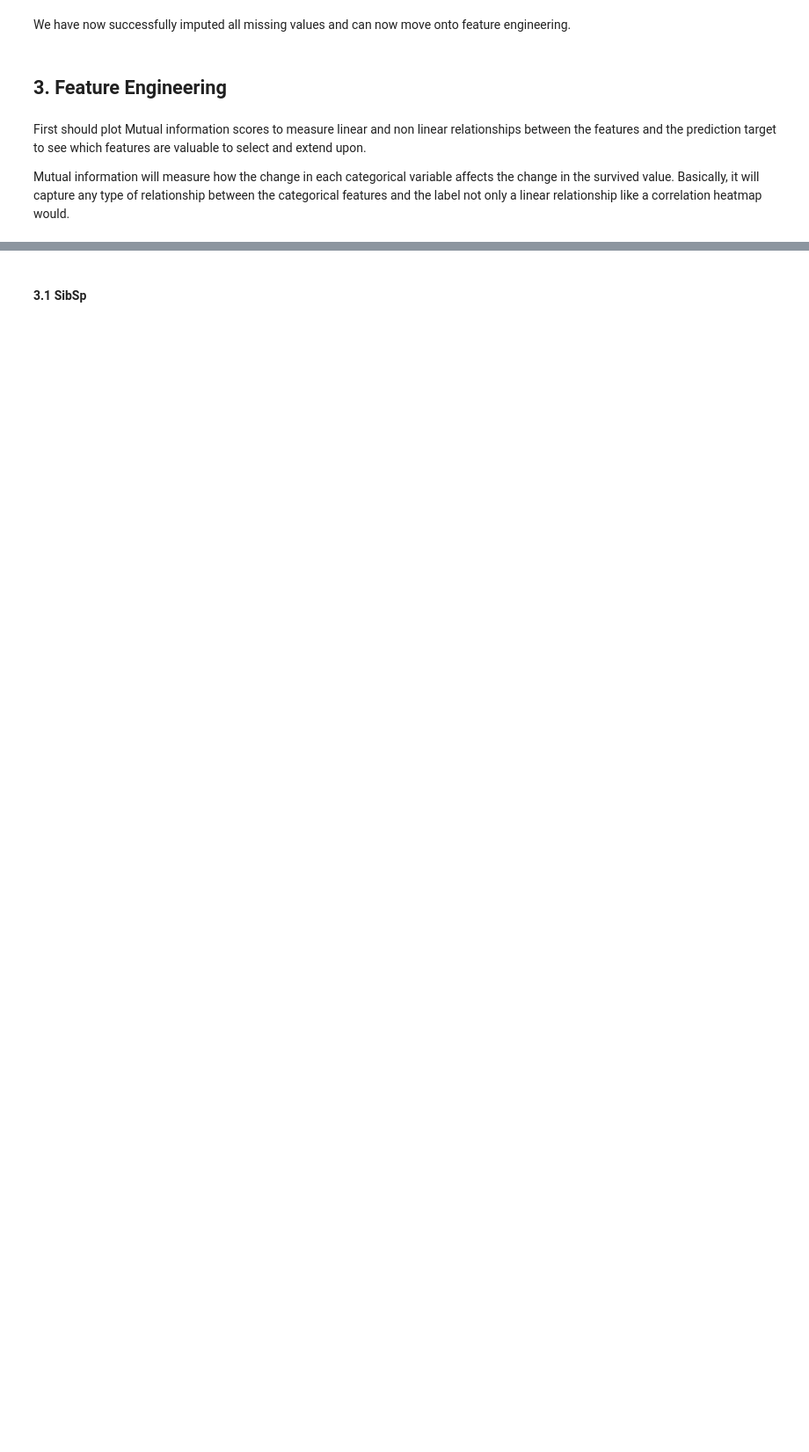
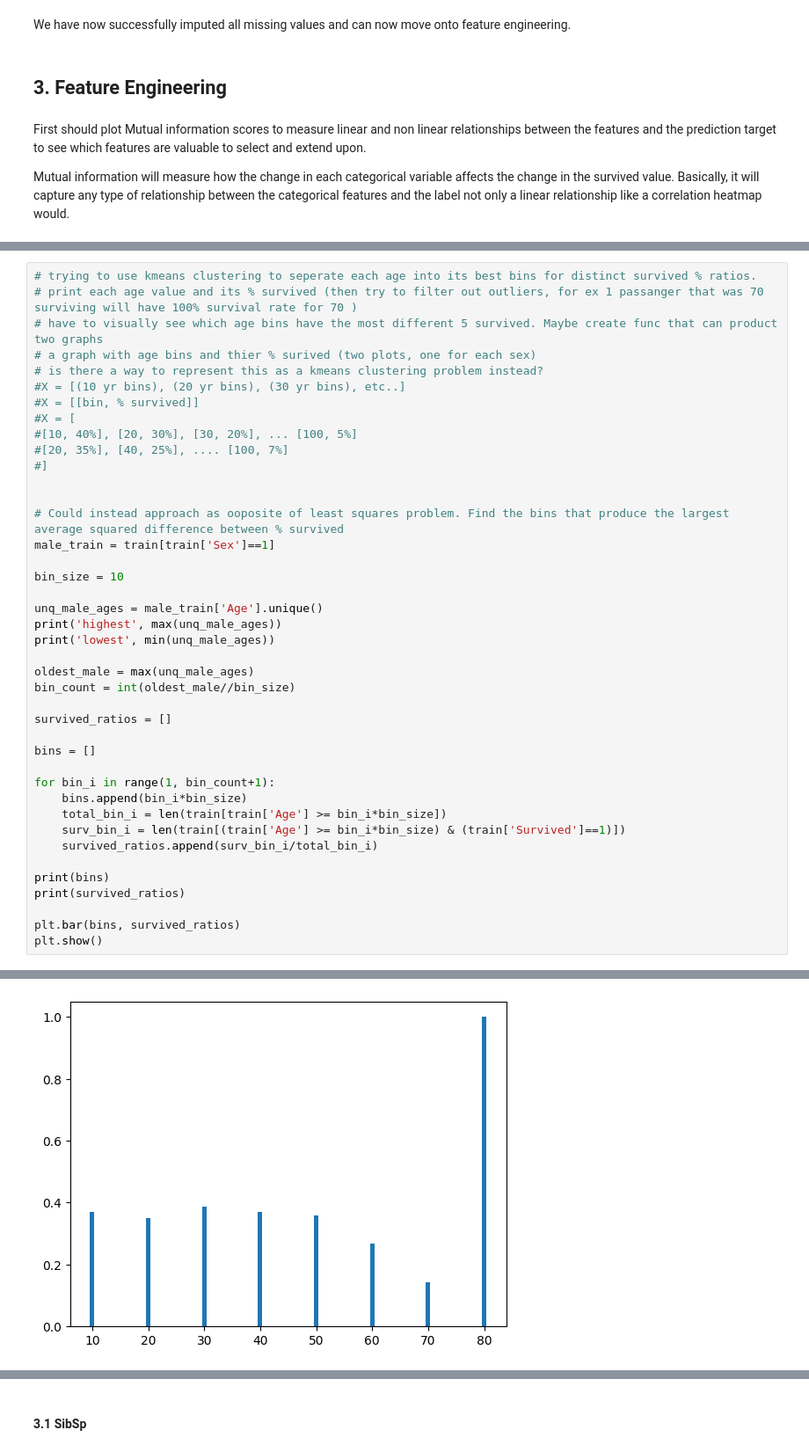
Before and after one commit to MaxymWojnowskyj/Titanic-ML-Comp, a Jupyter notebook: Titanic_NoteBook.ipynb, the cells around one changed output, grey strips where cells are left out. Shown: that part at 88% size. Cells and saved outputs as stored; diff of their text form; blank space fills up the shorter version.

```diff
--- a/Titanic_NoteBook.ipynb
+++ b/Titanic_NoteBook.ipynb
@@ -783,0 +784,42 @@ Index(['PassengerId', 'Pclass', 'Name', 'Sex', 'SibSp', 'Parch', 'Ticket',
+# %%
+# trying to use kmeans clustering to seperate each age into its best bins for distinct survived % ratios.
+# print each age value and its % survived (then try to filter out outliers, for ex 1 passanger that was 70 surviving will have 100% survival rate for 70 )
+# have to visually see which age bins have the most different 5 survived. Maybe create func that can product two graphs
+# a graph with age bins and thier % surived (two plots, one for each sex)
+# is there a way to represent this as a kmeans clustering problem instead?
+#X = [(10 yr bins), (20 yr bins), (30 yr bins), etc..]
+#X = [[bin, % survived]]
+#X = [
+#[10, 40%], [20, 30%], [30, 20%], ... [100, 5%]
+#[20, 35%], [40, 25%], .... [100, 7%]
+#]
+
+
+# Could instead approach as ooposite of least squares problem. Find the bins that produce the largest average squared difference between % survived
+male_train = train[train['Sex']==1]
+
+bin_size = 10
+
+unq_male_ages = male_train['Age'].unique()
+print('highest', max(unq_male_ages))
+print('lowest', min(unq_male_ages))
+
+oldest_male = max(unq_male_ages)
+bin_count = int(oldest_male//bin_size)
+
+survived_ratios = []
+
+bins = []
+
+for bin_i in range(1, bin_count+1):
+    bins.append(bin_i*bin_size)
+    total_bin_i = len(train[train['Age'] >= bin_i*bin_size])
+    surv_bin_i = len(train[(train['Age'] >= bin_i*bin_size) & (train['Survived']==1)])
+    survived_ratios.append(surv_bin_i/total_bin_i)
+
+print(bins)
+print(survived_ratios)
+
+plt.bar(bins, survived_ratios)
+plt.show()
+# %% [output]
@@ -783,0 +830 @@ Index(['PassengerId', 'Pclass', 'Name', 'Sex', 'SibSp', 'Parch', 'Ticket',
+[figure, added]
```
Also changed, not shown: parts of 6 cells of this notebook.
